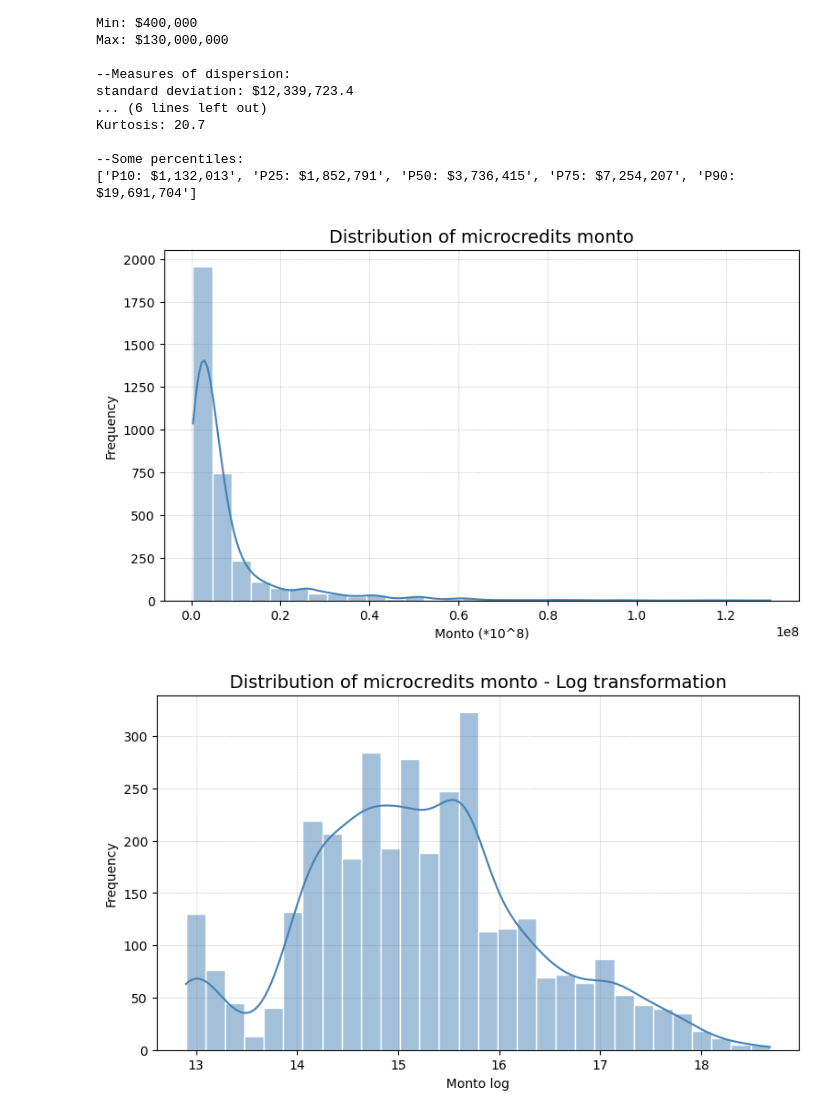
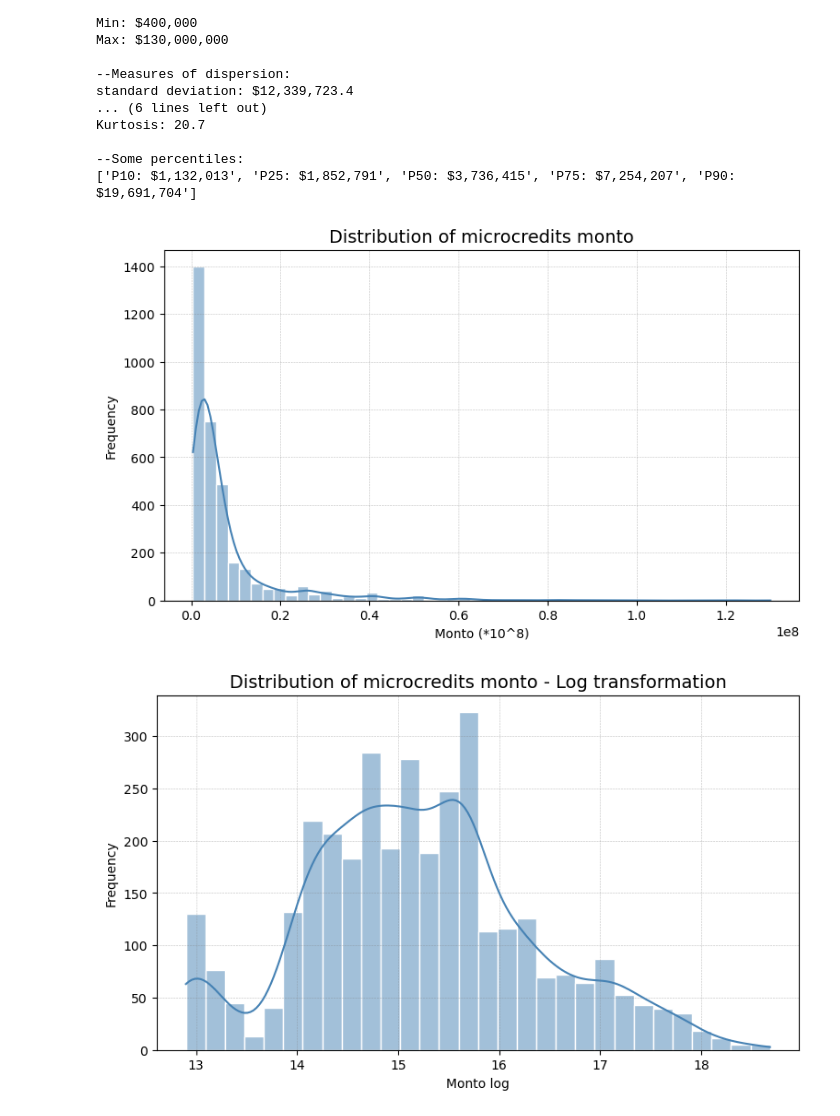
Before and after one commit to MateoSilvaLasso/Analitica_1, a Jupyter notebook: notebooks/EDA_monto.ipynb, the cells around one changed output. Drawn from its saved outputs; the diff is of its cells as text; code cells hidden in the pictures.

```diff
--- a/notebooks/EDA_monto.ipynb
+++ b/notebooks/EDA_monto.ipynb
@@ -106,14 +106,14 @@ Kurtosis: 20.7
 # %%
 # histogram
 plt.figure(figsize=(9, 5))
-sns.histplot(x=df_clean.monto, edgecolor="white", color="steelblue", linewidth=1, bins=30, kde=True)
+sns.histplot(x=df_clean.monto, edgecolor="white", color="steelblue", linewidth=1, bins=50, kde=True)
 plt.title('Distribution of microcredits monto', fontsize=14)
 plt.xlabel("Monto (*10^8)")
 plt.ylabel("Frequency")
 plt.grid(color='gray', linestyle='--', linewidth=0.4, alpha=0.5)
 plt.show()
 # %% [output]
-[figure, old version]
+[figure, new version]
 # %%
 # histogram with logarithmic transformation
 plt.figure(figsize=(9, 5))
```
Also changed, not shown: parts of 5 cells of this notebook.
